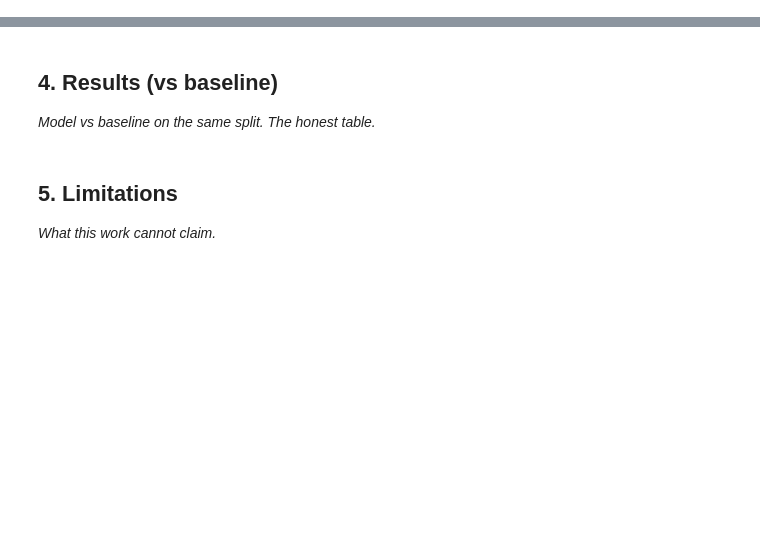
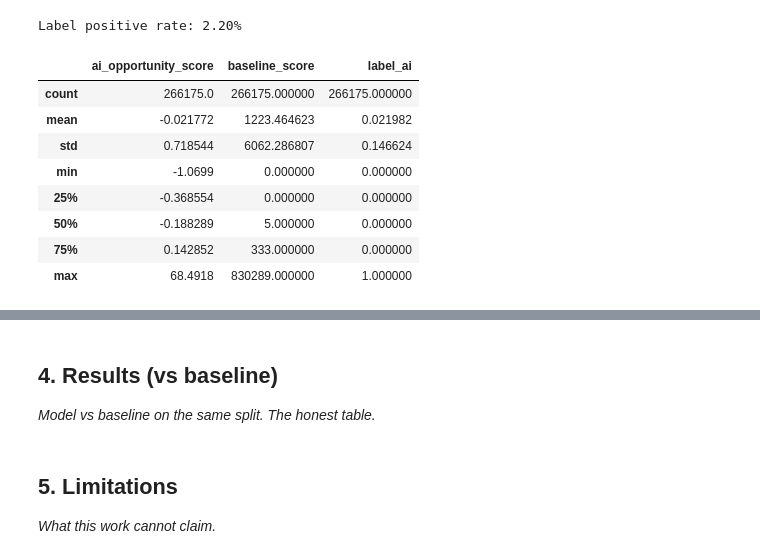
Before and after one commit to whozahm3d/flyrank-ml-internship, a Jupyter notebook: work/notebooks/capstone.ipynb, the cells around one changed output, grey strips where cells are left out. Saved outputs shown, nothing was run; the diff lists cells and outputs as text; code cells hidden in the pictures; blank space fills up the shorter version.

```diff
--- a/work/notebooks/capstone.ipynb
+++ b/work/notebooks/capstone.ipynb
@@ -20,0 +402,36 @@ This skeleton is yours to fill. Work the sections **in order** — each one has
+# %%
+# Join word_count and build has_word_count flag (no fillna(0) per ML-01 finding)
+word_counts = con.sql("SELECT content_hash_id, word_count FROM dim_content").df()
+features = features.merge(word_counts, on="content_hash_id", how="left")
+features["has_word_count"] = features["word_count"].notna()
+
+features["label_ai"] = (features["sessions_ai_window"] > 0).astype(int)
+print(f"Label positive rate: {features['label_ai'].mean()*100:.2f}%")
+# %% [output]
+Label positive rate: 2.20%
+# %%
+import numpy as np
+
+# z-scored composite score (word_count NaNs excluded from the z-score calc, not zero-filled)
+def zscore(s):
+    return (s - s.mean()) / s.std()
+
+features["z_impressions"] = zscore(features["gsc_impressions_sum"])
+features["z_word_count"] = zscore(features["word_count"])  # NaN stays NaN, not silently 0
+
+features["ai_opportunity_score"] = features[["z_impressions", "z_word_count"]].mean(axis=1, skipna=True)
+
+# baseline: naive top-impressions rank
+features["baseline_score"] = features["gsc_impressions_sum"]
+
+features[["content_hash_id", "ai_opportunity_score", "baseline_score", "label_ai"]].describe()
+# %% [output]
+|  | ai_opportunity_score | baseline_score | label_ai |
+| count | 266175.0 | 266175.000000 | 266175.000000 |
+| mean | -0.021772 | 1223.464623 | 0.021982 |
+| std | 0.718544 | 6062.286807 | 0.146624 |
+| min | -1.0699 | 0.000000 | 0.000000 |
+| 25% | -0.368554 | 0.000000 | 0.000000 |
+| 50% | -0.188289 | 5.000000 | 0.000000 |
+| 75% | 0.142852 | 333.000000 | 0.000000 |
+| max | 68.4918 | 830289.000000 | 1.000000 |
```
Also changed, not shown: parts of 28 cells of this notebook.
